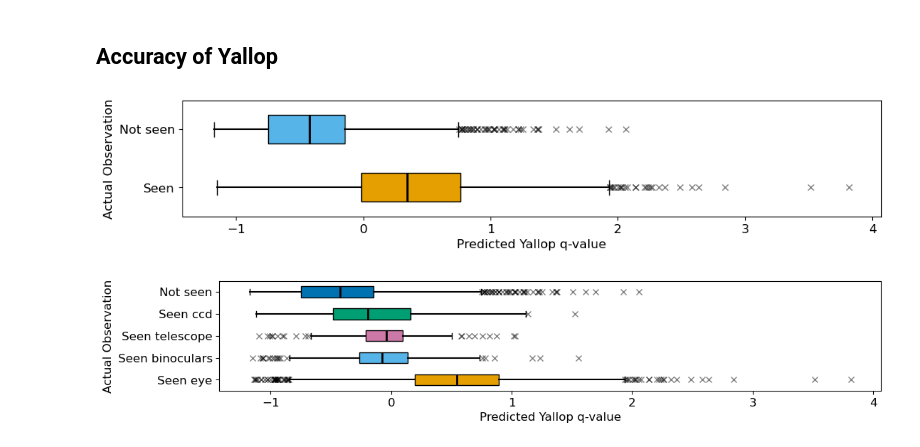
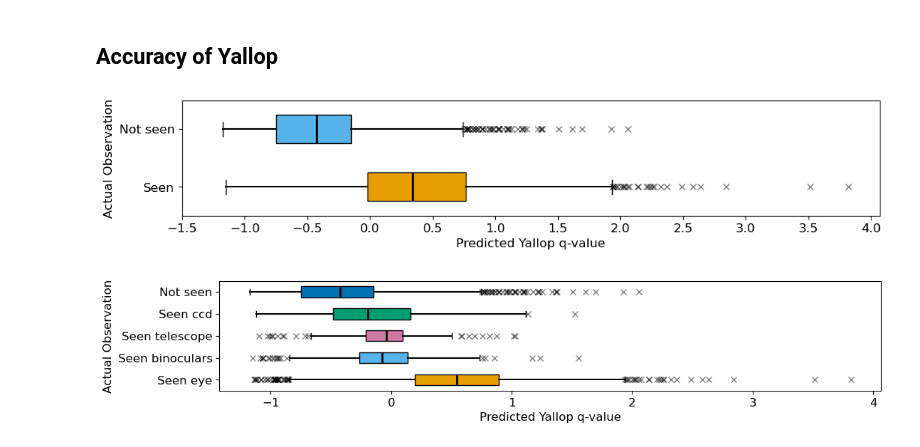
Before and after one commit to EmmaAlexander/mphys-moon, a Jupyter notebook: Code/Neil_moon_sightings_visualisation.ipynb, the cells around one changed output. Cells and saved outputs as stored; diff of their text form; code cells hidden in the pictures.

```diff
--- a/Code/Neil_moon_sightings_visualisation.ipynb
+++ b/Code/Neil_moon_sightings_visualisation.ipynb
@@ -352,34 +352,35 @@ bp = ax.boxplot([seen_q_values,not_seen_q_values],vert = 0,widths = 0.5,patch_ar
 
 for flier in bp['fliers']:
     flier.set(marker ='x',
               color ='black',
               alpha = 0.5)
 
 for i, box in enumerate(bp['boxes']):
     num_boxes = len(data)
     box.set_facecolor(piecolours[i])
     box.set_edgecolor("black")
 
 for i,median in enumerate(bp['medians']):
     colour = "black"
     median.set(color=colour, linewidth=2)
 
 for i,whisker in enumerate(bp['whiskers']):
     if i % 2 != 0:
         i-=1
     colour = "black"
     whisker.set(color=colour, linewidth=1.5)  # Set color and width for the whiskers
 
 
 #ax.set_title("Distribution of q-values (All)")
 ax.set_ylabel("Actual Observation",fontsize=12)
 ax.set_xlabel("Predicted Yallop q-value",fontsize=12)
 ax.set_yticklabels(['Seen', 'Not seen'],fontsize=12)
 ax.tick_params(axis='both', which='major', labelsize=12)
 ax.tick_params(axis='both', which='minor', labelsize=10)
+ax.xaxis.set_ticks(np.arange(-1.5, 4.5, 0.5))
 plt.show()
 # %% [output]
-[figure, old version]
+[figure, new version]
 # %%
 seen_eye = data["q'"][data["Method"]=="Seen_eye"]
 seen_binoculars = data["q'"][data["Method"]=="Seen_binoculars"]
```
Also changed, not shown: parts of 3 cells of this notebook, 7 other files.
